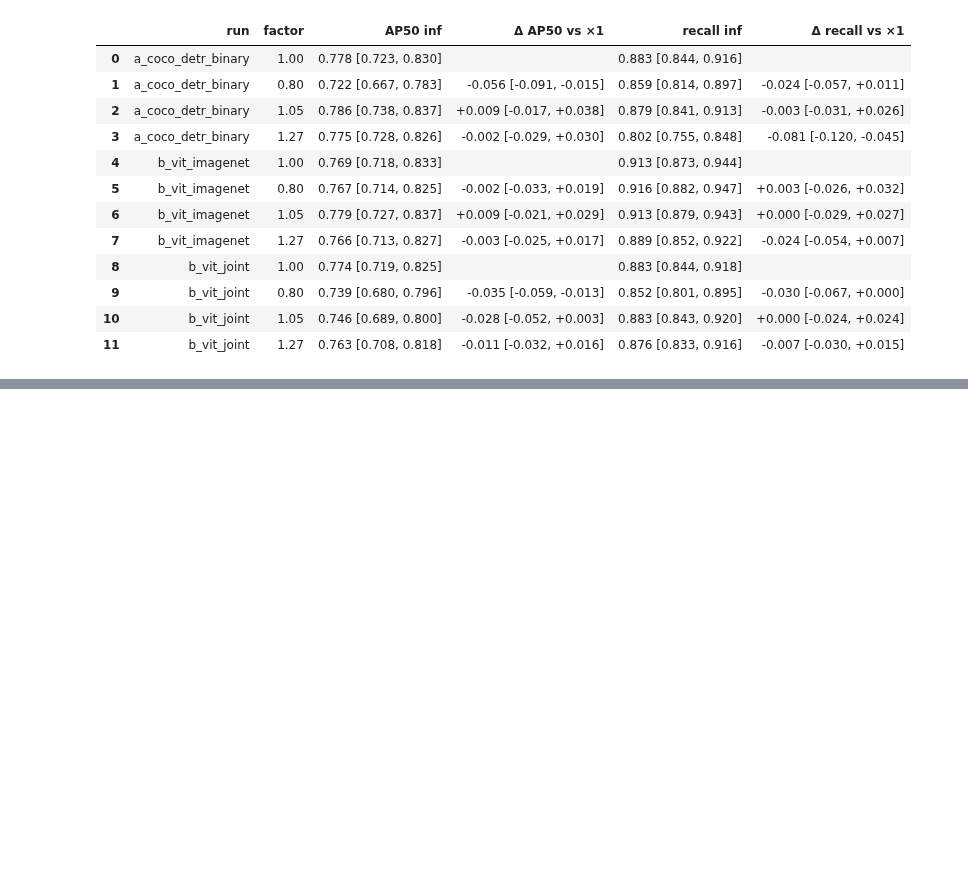
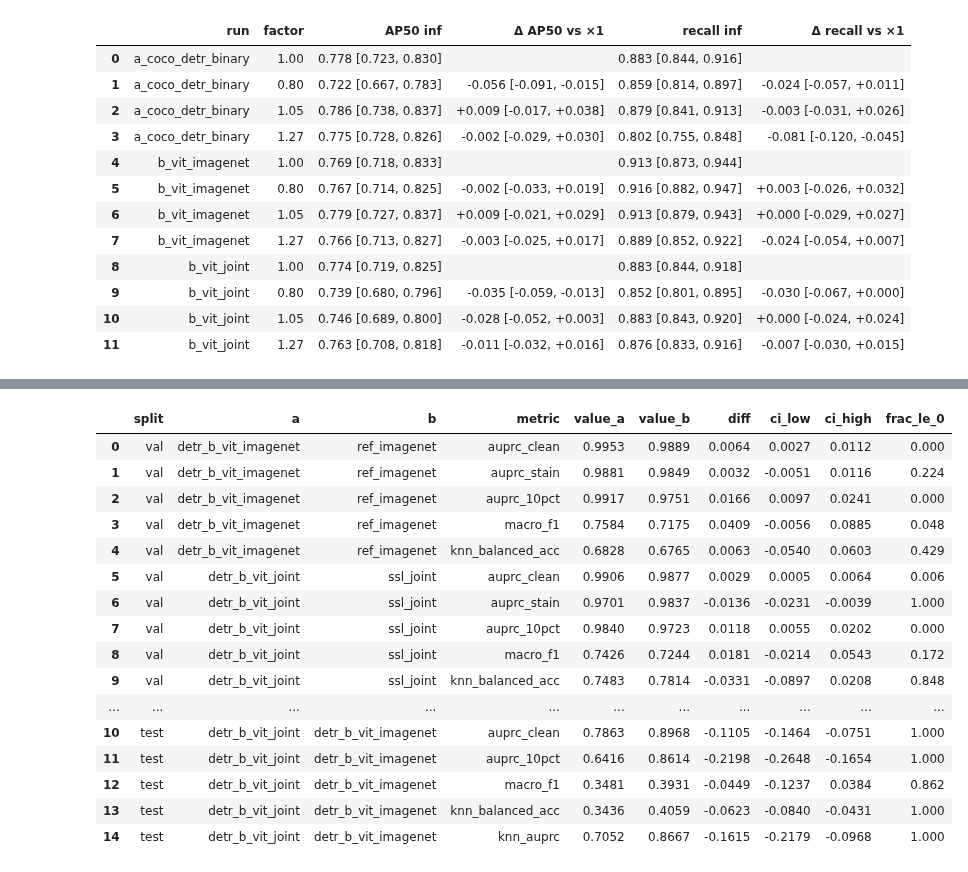
Before and after one commit to Daito6/malaria-ssl-detr, a Jupyter notebook: notebooks/04_detr_ssl.ipynb, the cells around one changed output, grey strips where cells are left out. Saved outputs shown, nothing was run; the diff lists cells and outputs as text; code cells hidden in the pictures; blank space fills up the shorter version.

```diff
--- a/notebooks/04_detr_ssl.ipynb
+++ b/notebooks/04_detr_ssl.ipynb
@@ -245,0 +329,21 @@ pd.DataFrame({'run': sc['run'], 'factor': sc['factor'],
+# %%
+pd.concat([pd.read_csv(T / f'phase4_probe_finetuned_{sp}_diff.csv').assign(split=sp) for sp in ('val', 'test')])[
+    ['split', 'a', 'b', 'metric', 'value_a', 'value_b', 'diff', 'ci_low', 'ci_high', 'frac_le_0']].round(4)
+# %% [output]
+|  | split | a | b | metric | value_a | value_b | diff | ci_low | ci_high | frac_le_0 |
+| 0 | val | detr_b_vit_imagenet | ref_imagenet | auprc_clean | 0.9953 | 0.9889 | 0.0064 | 0.0027 | 0.0112 | 0.000 |
+| 1 | val | detr_b_vit_imagenet | ref_imagenet | auprc_stain | 0.9881 | 0.9849 | 0.0032 | -0.0051 | 0.0116 | 0.224 |
+| 2 | val | detr_b_vit_imagenet | ref_imagenet | auprc_10pct | 0.9917 | 0.9751 | 0.0166 | 0.0097 | 0.0241 | 0.000 |
+| 3 | val | detr_b_vit_imagenet | ref_imagenet | macro_f1 | 0.7584 | 0.7175 | 0.0409 | -0.0056 | 0.0885 | 0.048 |
+| 4 | val | detr_b_vit_imagenet | ref_imagenet | knn_balanced_acc | 0.6828 | 0.6765 | 0.0063 | -0.0540 | 0.0603 | 0.429 |
+| 5 | val | detr_b_vit_joint | ssl_joint | auprc_clean | 0.9906 | 0.9877 | 0.0029 | 0.0005 | 0.0064 | 0.006 |
+| 6 | val | detr_b_vit_joint | ssl_joint | auprc_stain | 0.9701 | 0.9837 | -0.0136 | -0.0231 | -0.0039 | 1.000 |
+| 7 | val | detr_b_vit_joint | ssl_joint | auprc_10pct | 0.9840 | 0.9723 | 0.0118 | 0.0055 | 0.0202 | 0.000 |
+| 8 | val | detr_b_vit_joint | ssl_joint | macro_f1 | 0.7426 | 0.7244 | 0.0181 | -0.0214 | 0.0543 | 0.172 |
+| 9 | val | detr_b_vit_joint | ssl_joint | knn_balanced_acc | 0.7483 | 0.7814 | -0.0331 | -0.0897 | 0.0208 | 0.848 |
+| ... | ... | ... | ... | ... | ... | ... | ... | ... | ... | ... |
+| 10 | test | detr_b_vit_joint | detr_b_vit_imagenet | auprc_clean | 0.7863 | 0.8968 | -0.1105 | -0.1464 | -0.0751 | 1.000 |
+| 11 | test | detr_b_vit_joint | detr_b_vit_imagenet | auprc_10pct | 0.6416 | 0.8614 | -0.2198 | -0.2648 | -0.1654 | 1.000 |
+| 12 | test | detr_b_vit_joint | detr_b_vit_imagenet | macro_f1 | 0.3481 | 0.3931 | -0.0449 | -0.1237 | 0.0384 | 0.862 |
+| 13 | test | detr_b_vit_joint | detr_b_vit_imagenet | knn_balanced_acc | 0.3436 | 0.4059 | -0.0623 | -0.0840 | -0.0431 | 1.000 |
+| 14 | test | detr_b_vit_joint | detr_b_vit_imagenet | knn_auprc | 0.7052 | 0.8667 | -0.1615 | -0.2179 | -0.0968 | 1.000 |
```
Also changed, not shown: parts of 7 cells of this notebook, 24 other files.
